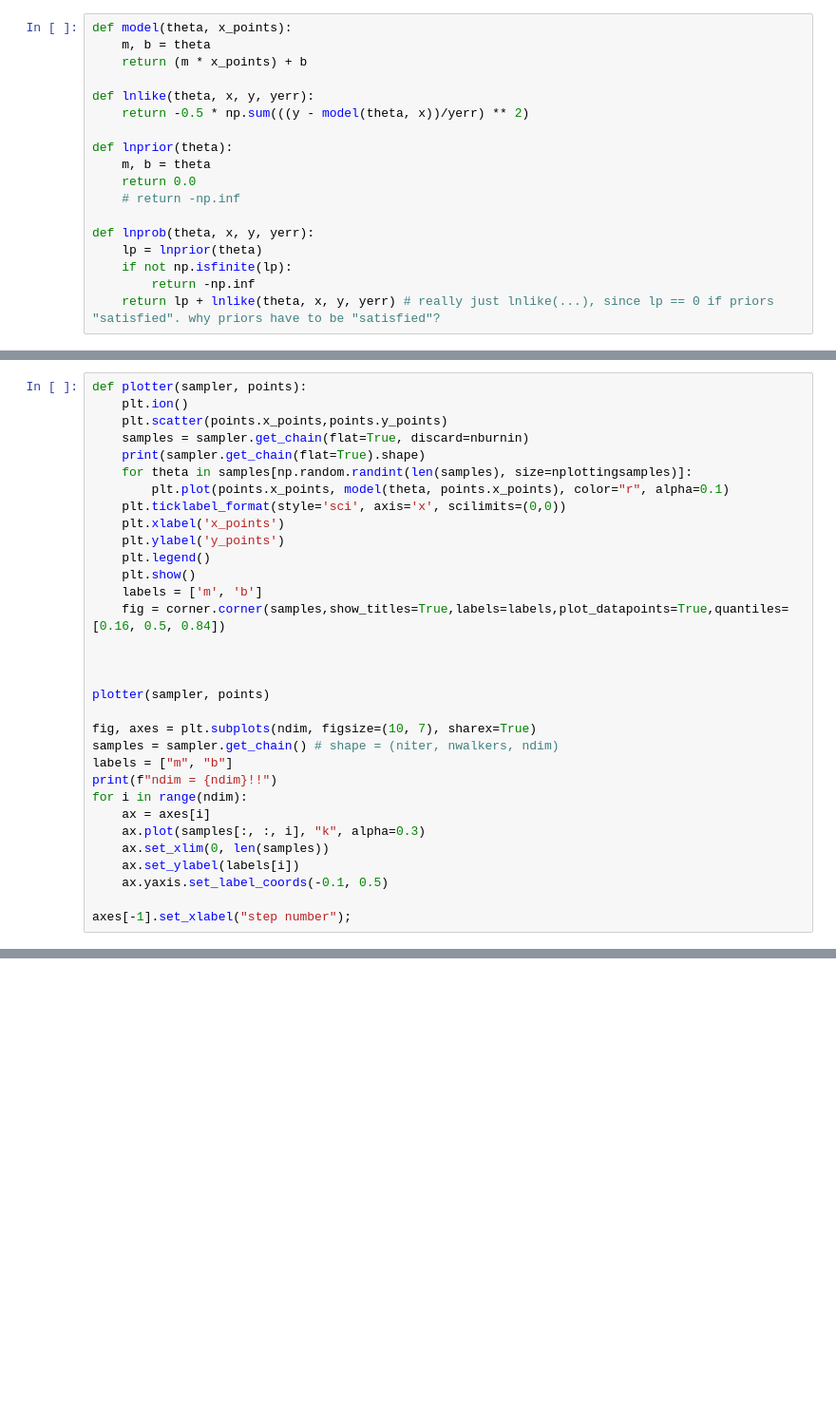
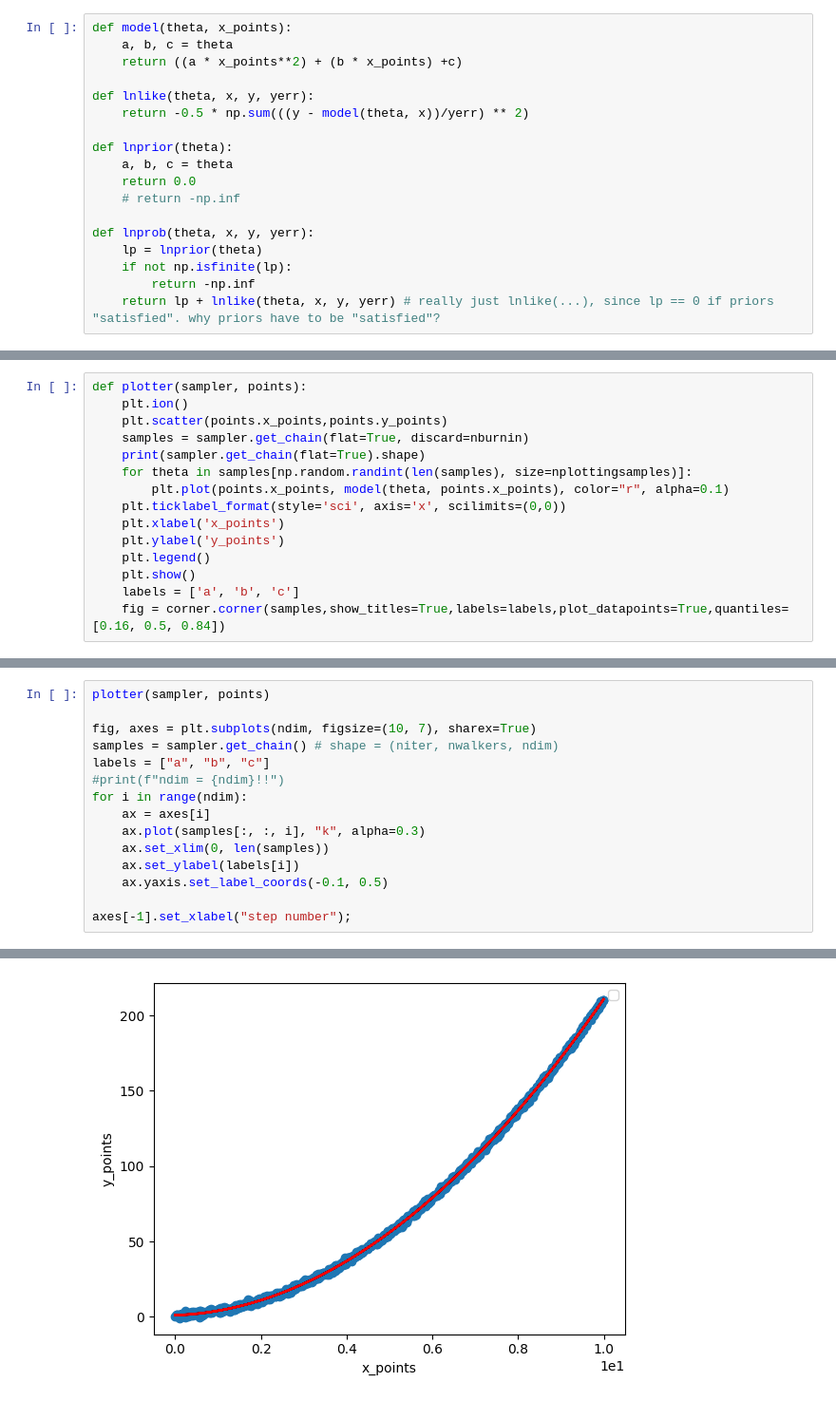
Before and after one commit to sidharth-red/MCMC, a Jupyter notebook: MCMC_Quadratic_data_Sidharth.ipynb, the cells around one changed output, grey strips where cells are left out. Shown at 95% size. Drawn from its saved outputs; the diff is of its cells as text; blank space fills up the shorter version.

```diff
--- a/MCMC_Quadratic_data_Sidharth.ipynb
+++ b/MCMC_Quadratic_data_Sidharth.ipynb
@@ -95,13 +100,13 @@ class NoisyDataSource():
 # %%
 def model(theta, x_points):
-    m, b = theta
-    return (m * x_points) + b
+    a, b, c = theta
+    return ((a * x_points**2) + (b * x_points) +c)
 
 def lnlike(theta, x, y, yerr):
     return -0.5 * np.sum(((y - model(theta, x))/yerr) ** 2)
 
 def lnprior(theta):
-    m, b = theta
+    a, b, c = theta
     return 0.0
     # return -np.inf
 
@@ -157,22 +165,5 @@ def plotter(sampler, points):
     plt.ylabel('y_points')
     plt.legend()
     plt.show()
-    labels = ['m', 'b']
+    labels = ['a', 'b', 'c']
     fig = corner.corner(samples,show_titles=True,labels=labels,plot_datapoints=True,quantiles=[0.16, 0.5, 0.84])
-
-
-
-plotter(sampler, points)
-
-fig, axes = plt.subplots(ndim, figsize=(10, 7), sharex=True)
-samples = sampler.get_chain() # shape = (niter, nwalkers, ndim)
-labels = ["m", "b"]
-print(f"ndim = {ndim}!!")
-for i in range(ndim):
-    ax = axes[i]
-    ax.plot(samples[:, :, i], "k", alpha=0.3)
-    ax.set_xlim(0, len(samples))
-    ax.set_ylabel(labels[i])
-    ax.yaxis.set_label_coords(-0.1, 0.5)
-
-axes[-1].set_xlabel("step number");
@@ -185,0 +170,16 @@ ndim = 2!!
+# %%
+plotter(sampler, points)
+
+fig, axes = plt.subplots(ndim, figsize=(10, 7), sharex=True)
+samples = sampler.get_chain() # shape = (niter, nwalkers, ndim)
+labels = ["a", "b", "c"]
+#print(f"ndim = {ndim}!!")
+for i in range(ndim):
+    ax = axes[i]
+    ax.plot(samples[:, :, i], "k", alpha=0.3)
+    ax.set_xlim(0, len(samples))
+    ax.set_ylabel(labels[i])
+    ax.yaxis.set_label_coords(-0.1, 0.5)
+
+axes[-1].set_xlabel("step number");
+# %% [output]
@@ -185,0 +188 @@ ndim = 2!!
+[figure, added]
```
Also changed, not shown: parts of 6 cells of this notebook.
